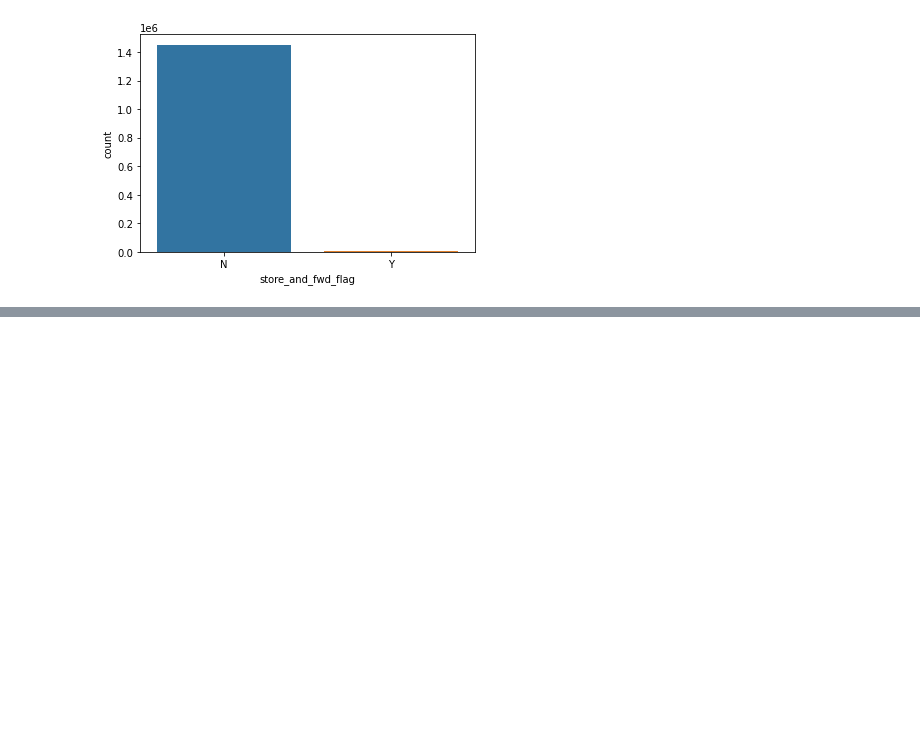
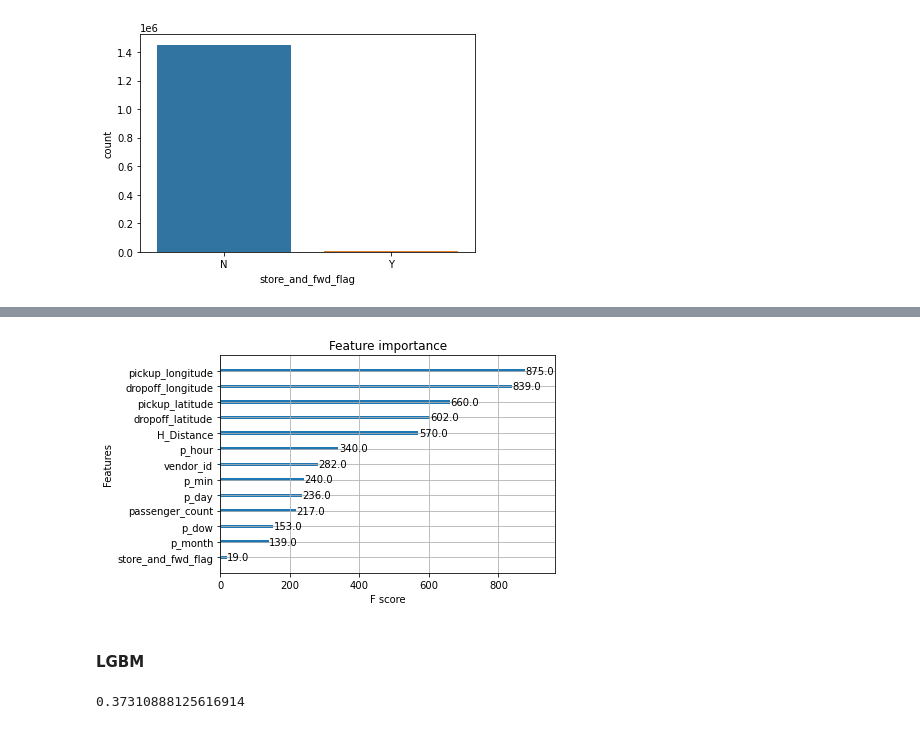
Before and after one commit to nuyhc/Struggles, a Jupyter notebook: NY City Taxi Trip Duration/NY_taxi_trip_duratioin.ipynb, the cells around one changed output, grey strips where cells are left out. Drawn from its saved outputs; the diff is of its cells as text; code cells hidden in the pictures; blank space fills up the shorter version.

```diff
--- a/NY City Taxi Trip Duration/NY_taxi_trip_duratioin.ipynb
+++ b/NY City Taxi Trip Duration/NY_taxi_trip_duratioin.ipynb
@@ -240,0 +312,14 @@ _ = sns.countplot(x=train["store_and_fwd_flag"])
+# %%
+_ = xgb.plot_importance(reg_xgb)
+# %% [output]
+[figure, added]
+# %% [markdown]
+#### LGBM
+# %%
+reg_lgbm = LGBMRegressor()
+
+pred_lgbm = reg_lgbm.fit(X_train, y_train).predict(X_test)
+
+mean_squared_log_error(y_test, abs(pred_lgbm))
+# %% [output]
+0.37310888125616914
```
Also changed, not shown: parts of 11 cells of this notebook.
